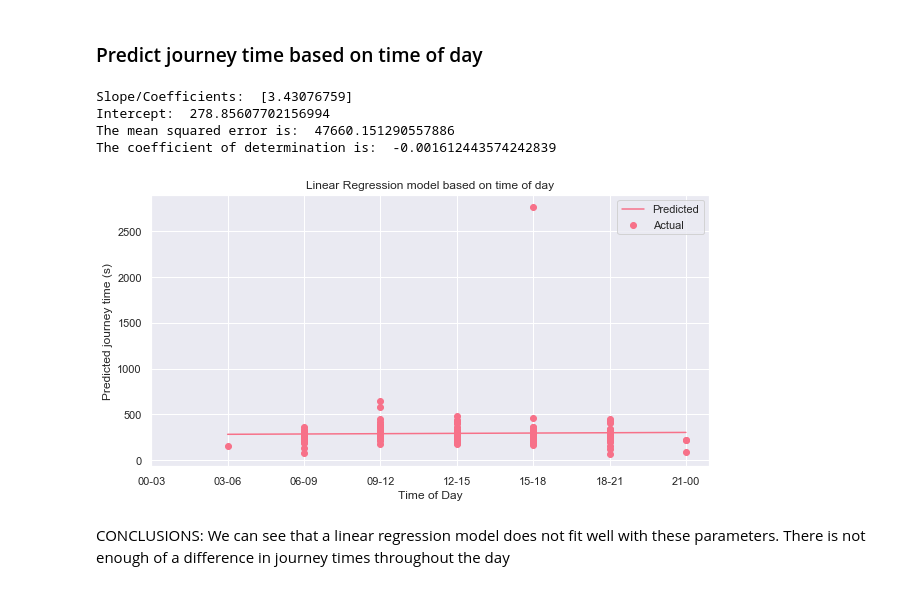
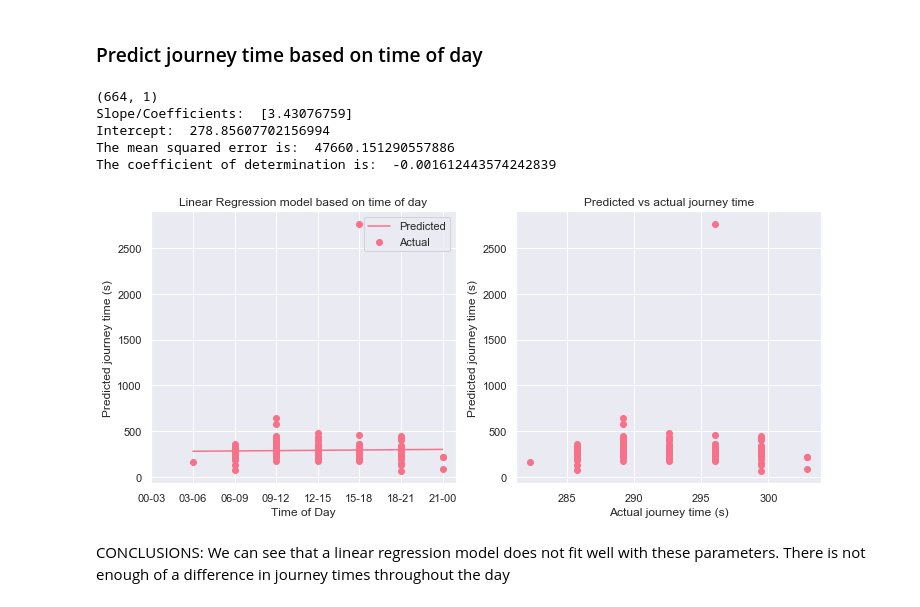
Before and after one commit to serenelc/individual-project-beng, a Jupyter notebook: regression-model.ipynb, the cells around one changed output. Drawn from its saved outputs; the diff is of its cells as text; code cells hidden in the pictures.

Commit message:
Started multiple linear regression

```diff
--- a/regression-model.ipynb
+++ b/regression-model.ipynb
@@ -228,7 +228,7 @@ for i, journey in phillimore_g.iterrows():
             leave_dt = convert_time_to_datetime(match['expected_arrival'])
             journey_time = arr_dt - leave_dt
 
-            if (journey_time > dt.timedelta(minutes = 0)) & (journey_time < dt.timedelta(minutes = 50)):
+            if (journey_time > dt.timedelta(minutes = 0)) & (journey_time < dt.timedelta(minutes = 30)):
                 item = []
                 item.append(journey_time)
 
@@ -300,6 +298,7 @@ x_train = training[['Time of Day']]
 x_test = validation[['Time of Day']]
 y_train = training['Journey Time (s)']
 y_test = validation['Journey Time (s)']
+print(x_train.shape)
 
 # Fit model
 linreg = LinearRegression()
@@ -318,24 +317,30 @@ print('The mean squared error is: ', mse)
 # coefficient of determination = 1 is perfect prediction
 print('The coefficient of determination is: ', r2_score)
 # %% [output]
+(664, 1)
 Slope/Coefficients:  [3.43076759]
 Intercept:  278.85607702156994
 The mean squared error is:  47660.151290557886
 The coefficient of determination is:  -0.001612443574242839
 # %%
 # Plot outputs
-fig, ax = plt.subplots(figsize=(10,5))
-ax.scatter(x_test, y_test, label = "Actual")
-ax.plot(x_test, y_pred, label = "Predicted")
-ax.set_title("Linear Regression model based on time of day")
-ax.set_xlabel("Time of Day")
-ax.set_ylabel("Predicted journey time (s)")
-ax.legend()
-ax.set_xticks([0, 1, 2, 3, 4, 5, 6, 7])
-ax.set_xticklabels(colour_to_time_label)
+fig, ax = plt.subplots(figsize=(12,5), nrows = 1, ncols = 2)
+ax[0].scatter(x_test, y_test, label = "Actual")
+ax[0].plot(x_test, y_pred, label = "Predicted")
+ax[0].set_title("Linear Regression model based on time of day")
+ax[0].set_xlabel("Time of Day")
+ax[0].set_ylabel("Predicted journey time (s)")
+ax[0].legend()
+ax[0].set_xticks([0, 1, 2, 3, 4, 5, 6, 7])
+ax[0].set_xticklabels(colour_to_time_label)
+
+ax[1].scatter(y_pred, y_test)
+ax[1].set_title("Predicted vs actual journey time")
+ax[1].set_xlabel("Actual journey time (s)")
+ax[1].set_ylabel("Predicted journey time (s)")
 plt.show()
 # %% [output]
-[figure, old version]
+[figure, new version]
 # %% [markdown]
 CONCLUSIONS:
 We can see that a linear regression model does not fit well with these parameters. There is not enough of a difference in journey times throughout the day
```
Also changed, not shown: parts of 3 cells of this notebook, 42 other files.
